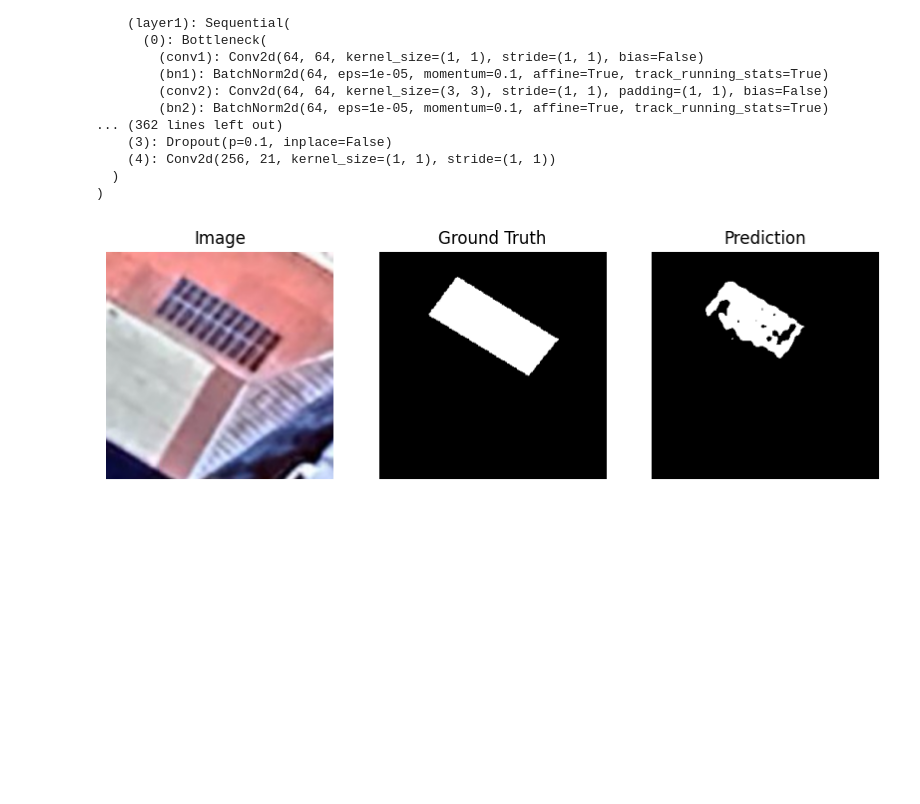
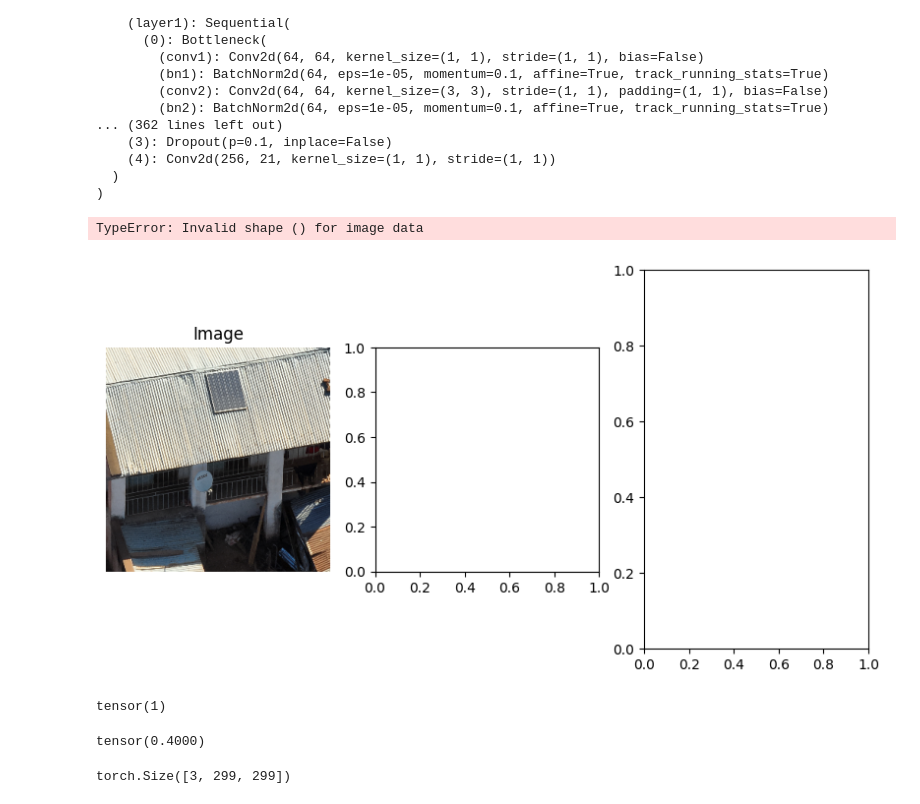
Before and after one commit to maximechansat/StatApp, a Jupyter notebook: src/hands_on.ipynb, the cells around one changed output. Drawn from its saved outputs; the diff is of its cells as text; code cells hidden in the pictures; blank space fills up the shorter version.

```diff
--- a/src/hands_on.ipynb
+++ b/src/hands_on.ipynb
@@ -52,4 +52,4 @@ seg_weights_path = data_path / "WEIGHTS" / "model_bdappv_seg.pth"
 
 device = torch.device("cuda") if torch.cuda.is_available() else torch.device("cpu")
 # %%
-dataset = SolarPanelDataset(img_path, xlsx_path, "seg", "pan", "test", [0, 1, 0], seed=0)
+dataset = SolarPanelDataset(img_path, xlsx_path, "cls", "all", "train", [1, 0, 0], seed=0)
@@ -87,25 +92,45 @@ prediction = predicted['out']
 prediction = (prediction - torch.min(prediction)) / (torch.max(prediction) - torch.min(prediction) + 0.000000001)
 binary_output = (prediction >= threshold).long().squeeze(1).detach().cpu().numpy()[0]
 # %%
+img, mask = dataset[5701]
+binary_output = img
+
 img_np = img.permute(1, 2, 0).numpy()
 rescaled_img = (img_np - np.min(img_np, axis=(0, 1))) / (np.max(img_np, axis=(0, 1)) - np.min(img_np, axis=(0, 1)))
 mask_np = mask.squeeze().numpy()
 binary_output_np = binary_output.squeeze()
 
 fig, axes = plt.subplots(1, 3, figsize=(10, 5))
 
 axes[0].imshow(rescaled_img)
 axes[0].axis("off")
 axes[0].set_title("Image")
 
 axes[1].imshow(mask_np, cmap="gray")
 axes[1].axis("off")
 axes[1].set_title("Ground Truth")
 
 axes[2].imshow(binary_output_np, cmap="gray")
 axes[2].axis("off")
 axes[2].set_title("Prediction")
 
 plt.show()
 # %% [output]
+TypeError: Invalid shape () for image data
-[figure, old version]
+[figure, new version]
+# %%
+print(mask)
+# %% [output]
+tensor(1)
+# %%
+import metrics
+
+gt = torch.Tensor([0, 0, 1, 0, 1])
+prediction = torch.Tensor([1,0,1, 0, 1])
+print(metrics.recall(gt, prediction))
+# %% [output]
+tensor(0.4000)
+# %%
+img.shape
+# %% [output]
+torch.Size([3, 299, 299])
```
Also changed, not shown: parts of 1 cell of this notebook, 6 other files.
